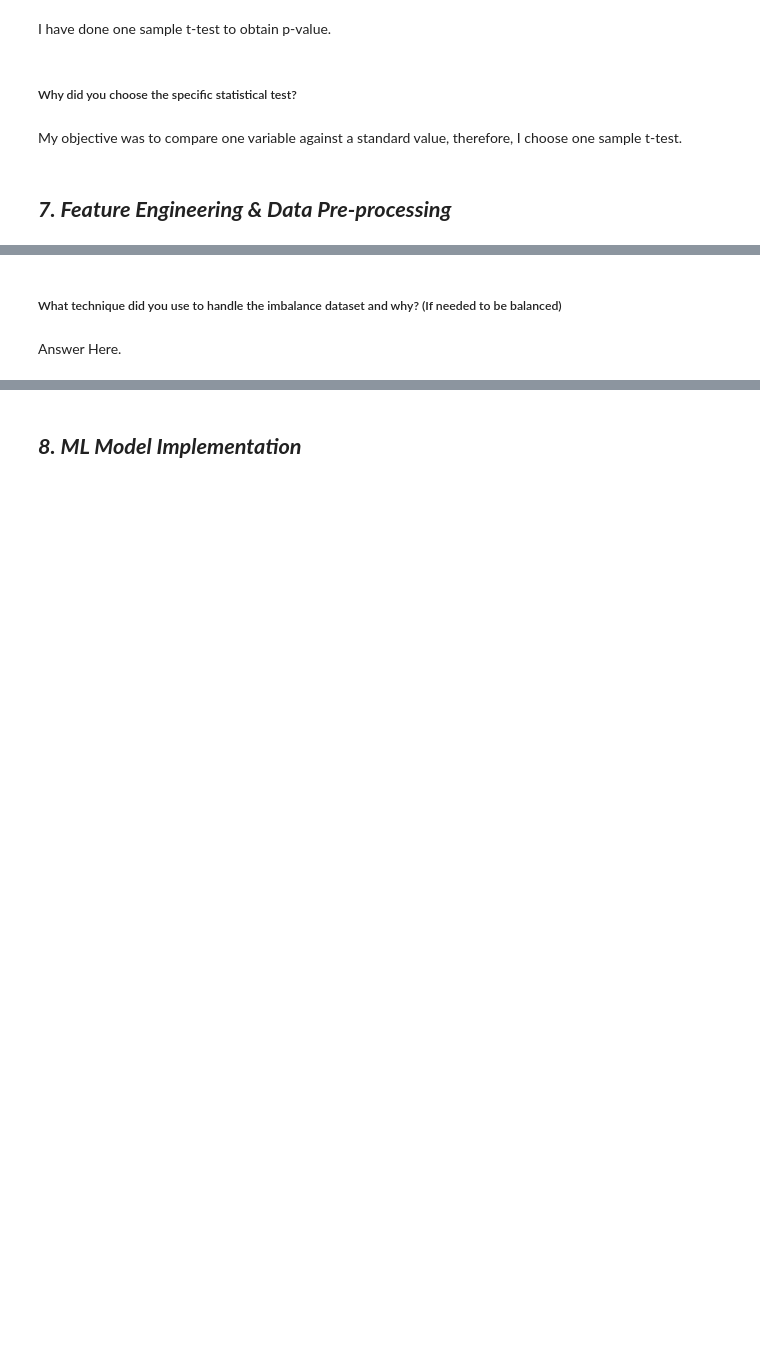
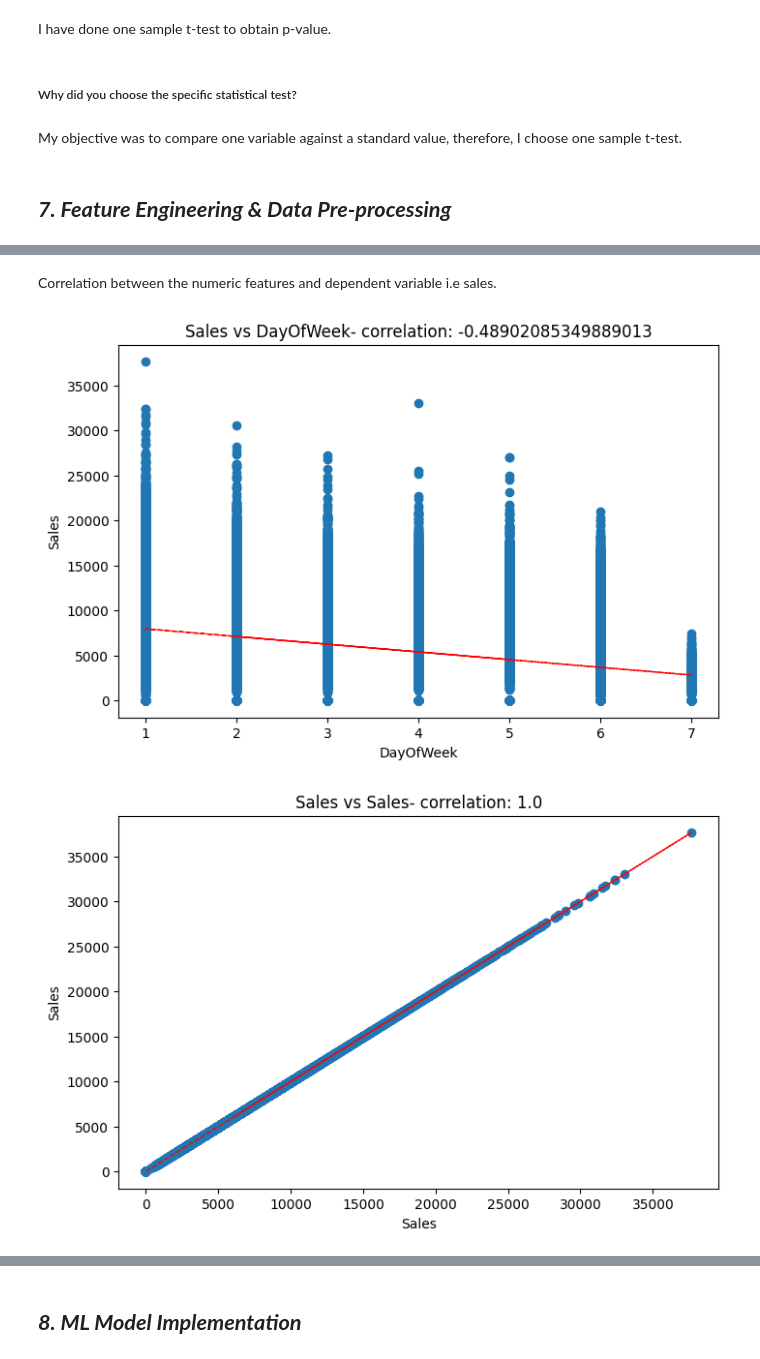
Before and after one commit to Adeeba27/CP---2-Retail-Sales-Prediction, a Jupyter notebook: CP_2_|_Retail_Sales_Prediction.ipynb, the cells around one changed output, grey strips where cells are left out. Cells and saved outputs as stored; diff of their text form; code cells hidden in the pictures; blank space fills up the shorter version.

```diff
--- a/CP_2_|_Retail_Sales_Prediction.ipynb
+++ b/CP_2_|_Retail_Sales_Prediction.ipynb
@@ -494,3 +488,7 @@ new_df['Promo2SinceYear'] = new_df['Promo2SinceYear'].astype(int)
 new_df.Promo2SinceYear.dtype
 # %% [output]
 dtype('int64')
+# %%
+new_df = new_df.dropna(subset=['Promo2'])
+new_df['Promo2'] = new_df['Promo2'].astype(int)
+new_df.Promo2.dtype
@@ -1069,4 +934,2 @@ Answer Here.
-# %% [markdown]
-##### What technique did you use to handle the imbalance dataset and why? (If needed to be balanced)
-# %% [markdown]
-Answer Here.
+# %% [markdown]
+Correlation between the numeric features and dependent variable i.e sales.
@@ -1072,0 +941,22 @@ Answer Here.
+# %%
+numeric_features = new_df.describe().columns
+# %%
+for col in numeric_features[1:-1]:
+    fig = plt.figure(figsize=(8,5))
+    ax = fig.gca()
+    feature = new_df[col]
+    label = new_df['Sales']
+    correlation = feature.corr(label)
+    plt.scatter(x=feature, y=label)
+    plt.xlabel(col)
+    plt.ylabel('Sales')
+    ax.set_title('Sales vs ' + col + '- correlation: ' + str(correlation))
+    z = np.polyfit(new_df[col], new_df['Sales'], 1)
+    y_hat = np.poly1d(z)(new_df[col])
+
+    plt.plot(new_df[col], y_hat, "r--", lw=1)
+
+plt.show()
+# %% [output]
+[figure, added]
+[figure, added]
```
Also changed, not shown: parts of 84 cells of this notebook.
